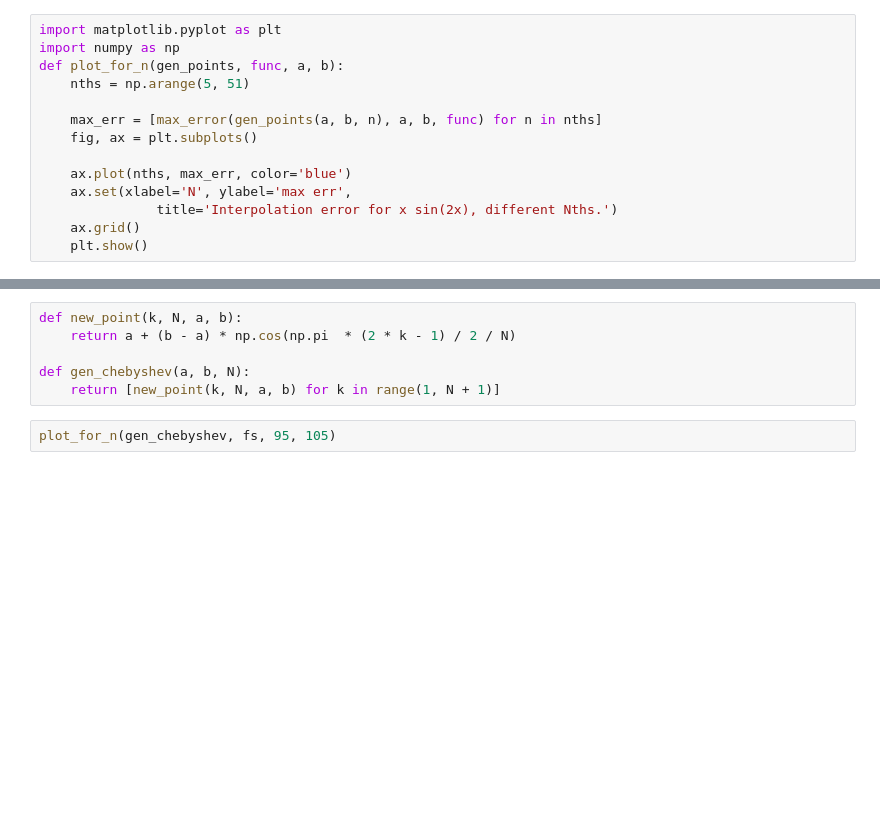
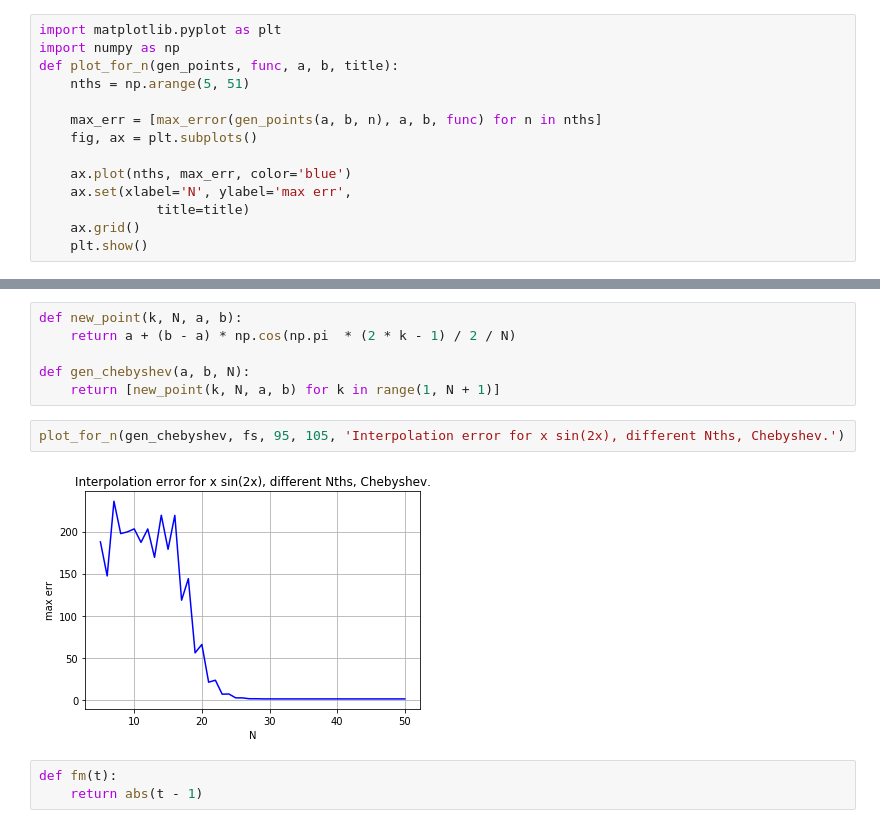
Before and after one commit to olgalupuleac/numerical_methods, a Jupyter notebook: hw2/hw2.ipynb, the cells around one changed output, grey strips where cells are left out. Cells and saved outputs as stored; diff of their text form; blank space fills up the shorter version.

```diff
--- a/hw2/hw2.ipynb
+++ b/hw2/hw2.ipynb
@@ -64,7 +66,7 @@ def max_error(x, a, b, func):
 # %%
 import matplotlib.pyplot as plt
 import numpy as np
-def plot_for_n(gen_points, func, a, b):
+def plot_for_n(gen_points, func, a, b, title):
     nths = np.arange(5, 51)
 
     max_err = [max_error(gen_points(a, b, n), a, b, func) for n in nths]
@@ -72,7 +74,7 @@ def plot_for_n(gen_points, func, a, b):
 
     ax.plot(nths, max_err, color='blue')
     ax.set(xlabel='N', ylabel='max err',
-               title='Interpolation error for x sin(2x), different Nths.')
+               title=title)
     ax.grid()
     plt.show()
 # %%
@@ -86,4 +88,9 @@ def new_point(k, N, a, b):
 def gen_chebyshev(a, b, N):
     return [new_point(k, N, a, b) for k in range(1, N + 1)]
 # %%
-plot_for_n(gen_chebyshev, fs, 95, 105)
+plot_for_n(gen_chebyshev, fs, 95, 105, 'Interpolation error for x sin(2x), different Nths, Chebyshev.')
+# %% [output]
+[figure, added]
+# %%
+def fm(t):
+    return abs(t - 1)
```
Also changed, not shown: parts of 4 cells of this notebook, 1 other file.
